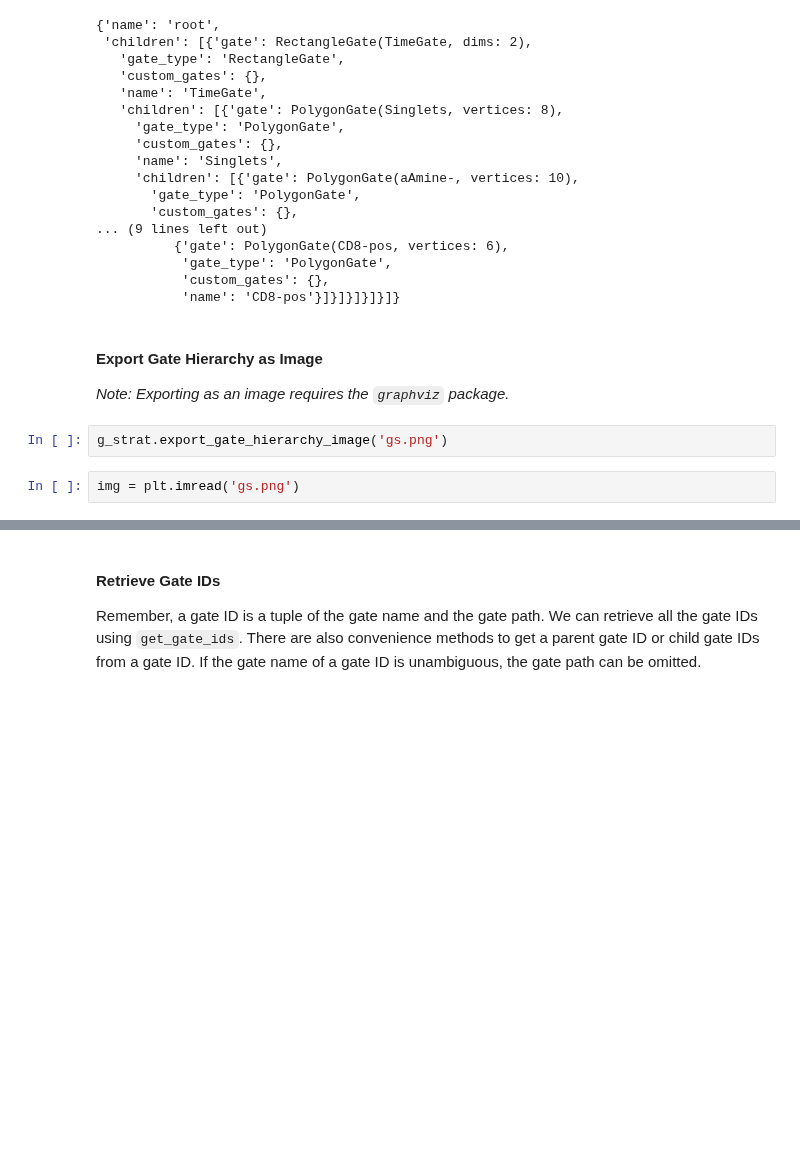
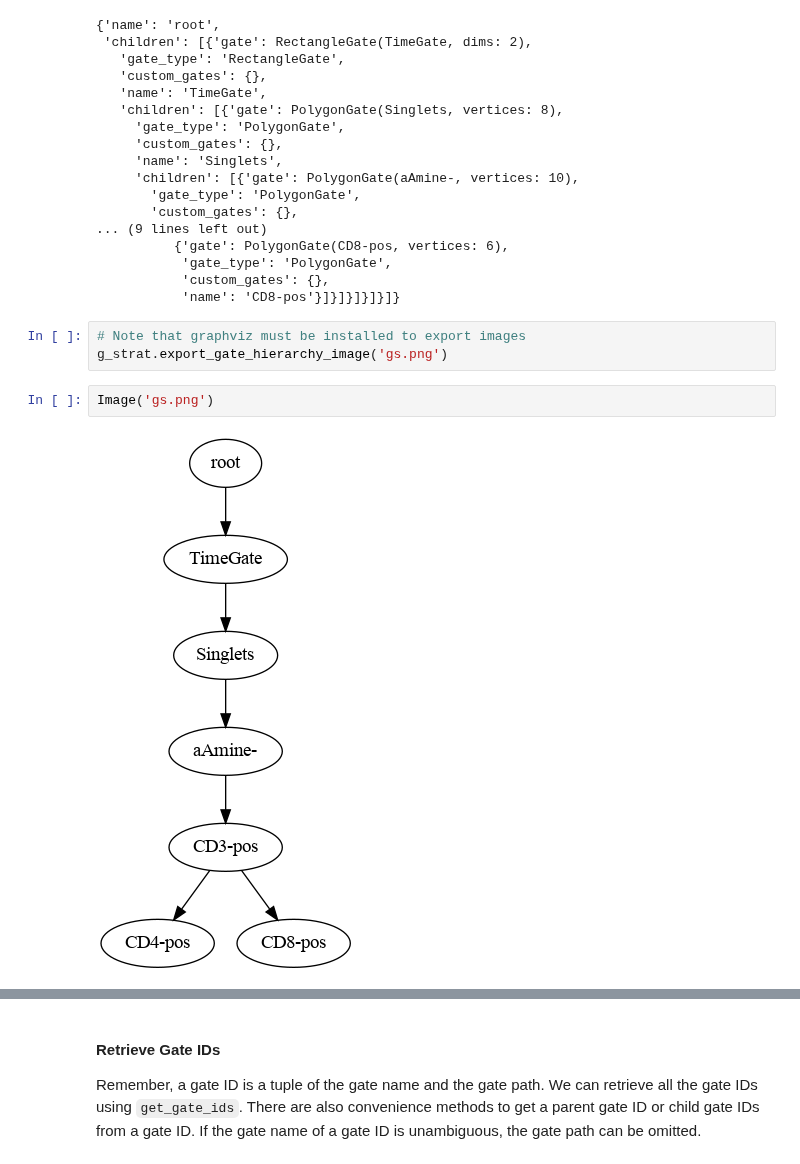
Before and after one commit to whitews/FlowKit, a Jupyter notebook: docs/notebooks/flowkit-tutorial-part03-gating-strategy-and-gating-results-classes.ipynb, the cells around one changed output, grey strips where cells are left out. Drawn from its saved outputs; the diff is of its cells as text; blank space fills up the shorter version.

```diff
--- a/docs/notebooks/flowkit-tutorial-part03-gating-strategy-and-gating-results-classes.ipynb
+++ b/docs/notebooks/flowkit-tutorial-part03-gating-strategy-and-gating-results-classes.ipynb
@@ -129,11 +126,10 @@ gs_dict
            'gate_type': 'PolygonGate',
            'custom_gates': {},
            'name': 'CD8-pos'}]}]}]}]}]}
-# %% [markdown]
-#### Export Gate Hierarchy as Image
-
-*Note: Exporting as an image requires the `graphviz` package.*
+# %%
+# Note that graphviz must be installed to export images
+g_strat.export_gate_hierarchy_image('gs.png')
 # %%
-g_strat.export_gate_hierarchy_image('gs.png')
+Image('gs.png')
+# %% [output]
+[figure, added]
-# %%
-img = plt.imread('gs.png')
```
Also changed, not shown: parts of 4 cells of this notebook.
